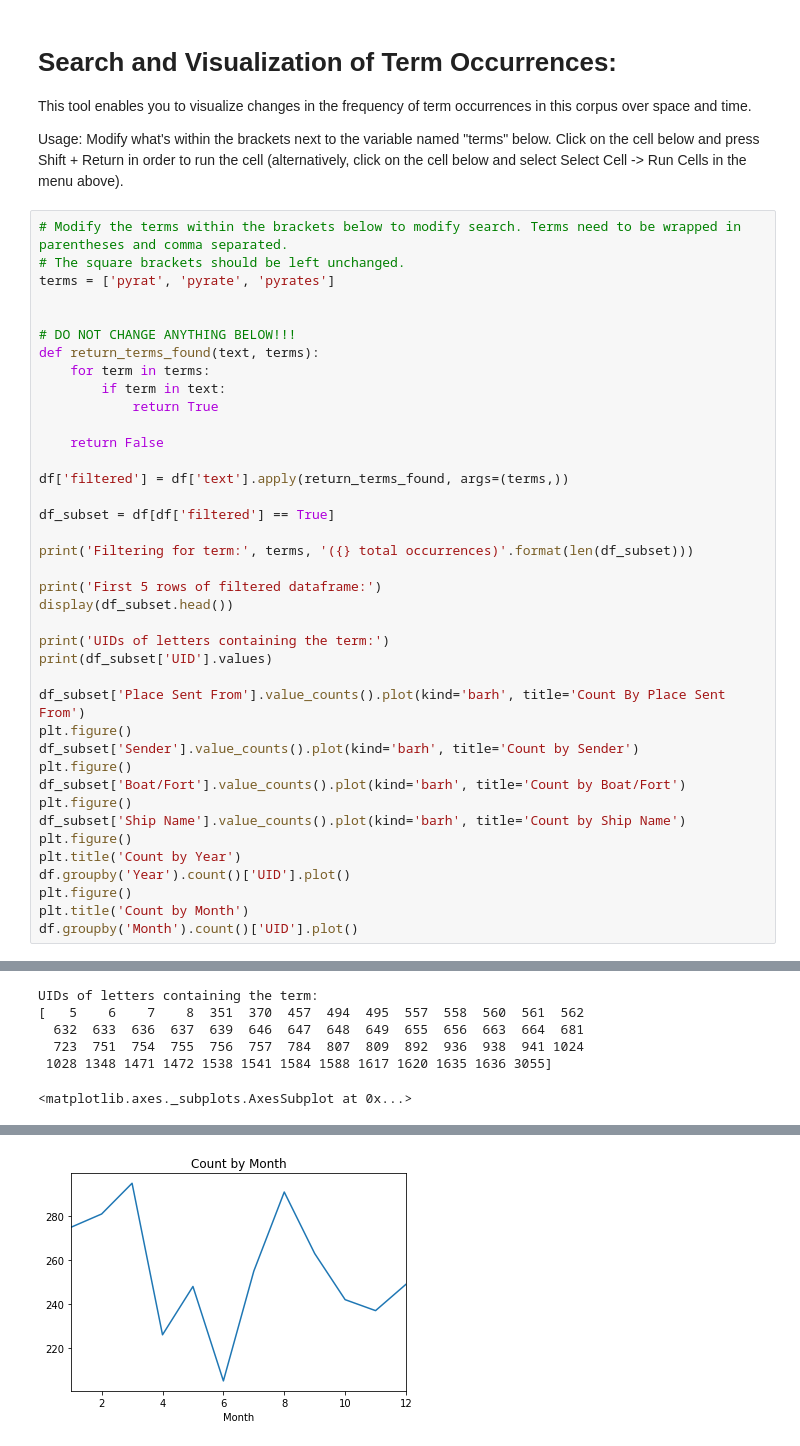
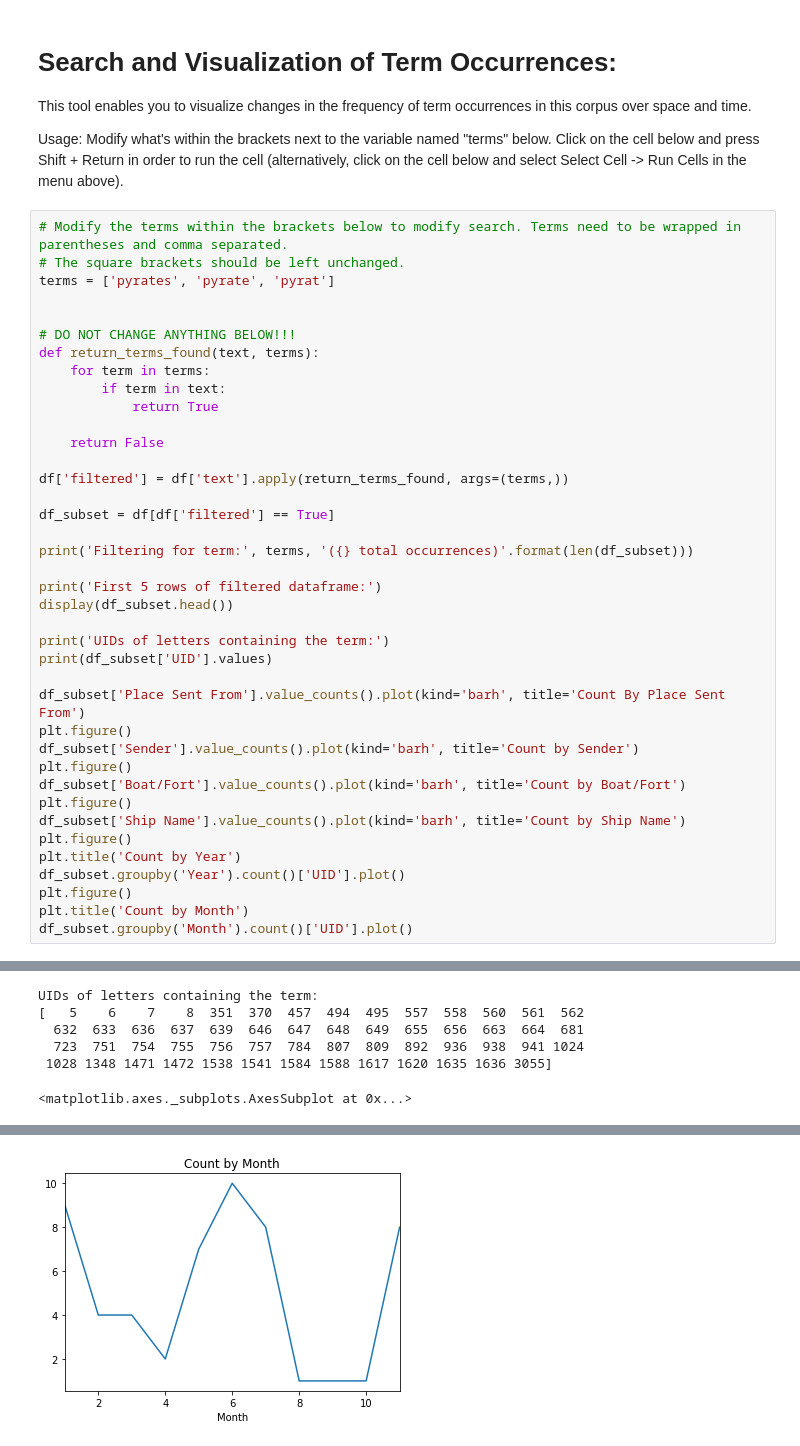
Before and after one commit to xueharry/RAC, a Jupyter notebook: Interactive-Search.ipynb, the cells around one changed output, grey strips where cells are left out. Cells and saved outputs as stored; diff of their text form.

Commit message:
Minor bug fix: displaying line graph for subset now instead of all time in search

```diff
--- a/Interactive-Search.ipynb
+++ b/Interactive-Search.ipynb
@@ -22,7 +22,7 @@ Usage: Modify what's within the brackets next to the variable named "terms" belo
 # %%
 # Modify the terms within the brackets below to modify search. Terms need to be wrapped in parentheses and comma separated.
 # The square brackets should be left unchanged.
-terms = ['pyrat', 'pyrate', 'pyrates']
+terms = ['pyrates', 'pyrate', 'pyrat']
 
 
 # DO NOT CHANGE ANYTHING BELOW!!!
@@ -54,8 +54,8 @@ plt.figure()
 df_subset['Ship Name'].value_counts().plot(kind='barh', title='Count by Ship Name')
 plt.figure()
 plt.title('Count by Year')
-df.groupby('Year').count()['UID'].plot()
+df_subset.groupby('Year').count()['UID'].plot()
 plt.figure()
 plt.title('Count by Month')
-df.groupby('Month').count()['UID'].plot()
+df_subset.groupby('Month').count()['UID'].plot()
 # %% [output]
@@ -81 +81 @@ UIDs of letters containing the term:
-[figure, old version]
+[figure, new version]
```
Also changed, not shown: parts of 1 cell of this notebook.
